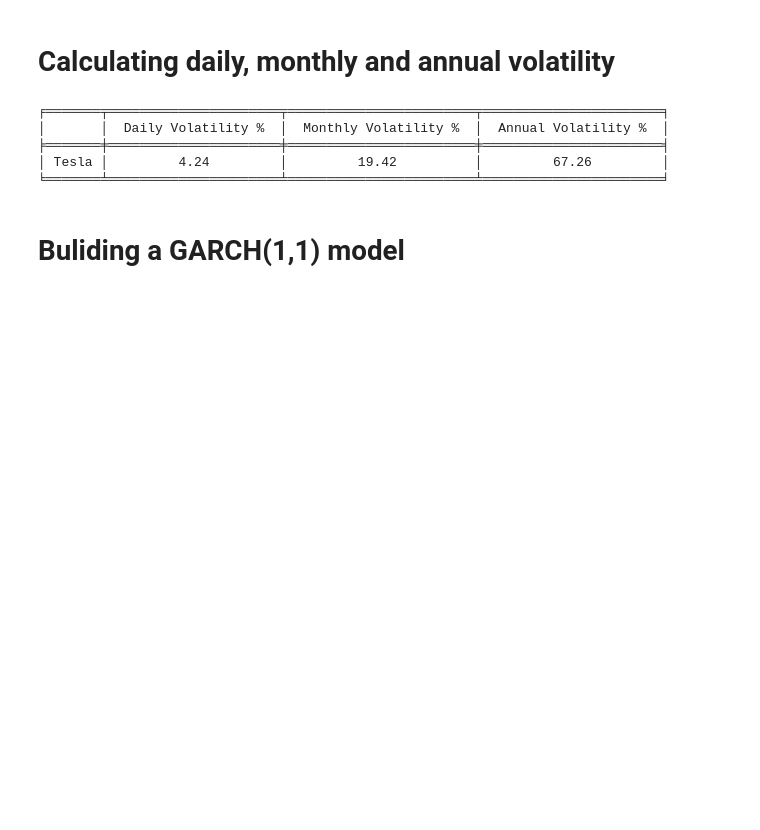
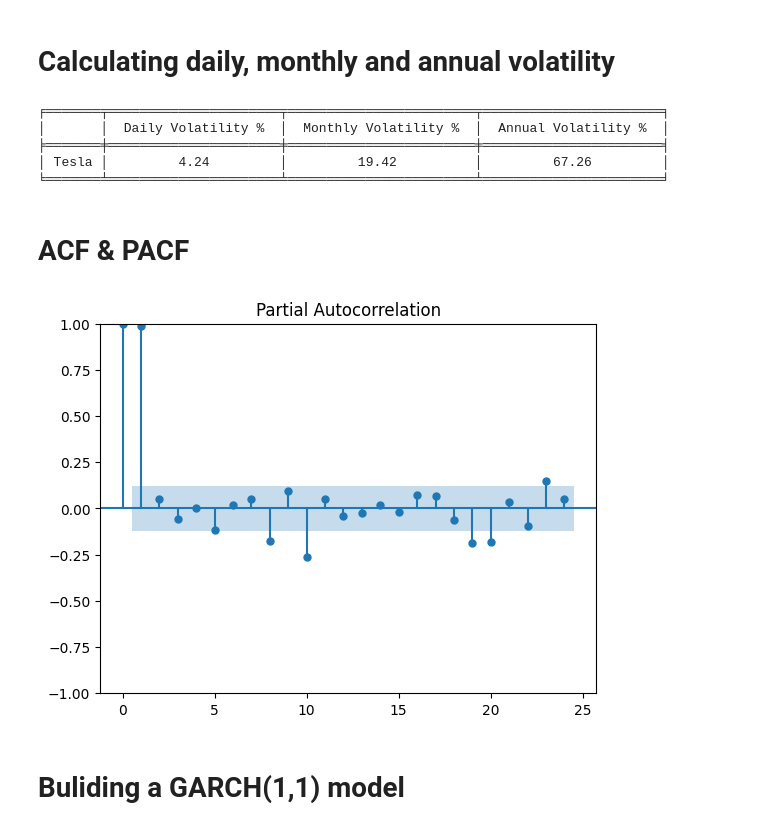
Before and after one commit to Maartenmoes9/Thesis_30_ECTS, a Jupyter notebook: GARCH_Oliver.ipynb, the cells around one changed output. Saved outputs shown, nothing was run; the diff lists cells and outputs as text; code cells hidden in the pictures; blank space fills up the shorter version.

```diff
--- a/GARCH_Oliver.ipynb
+++ b/GARCH_Oliver.ipynb
@@ -59,6 +60,13 @@ print(tabulate([['Tesla',daily_volatility,monthly_volatility,annual_volatility]]
 ╞═══════╪══════════════════════╪════════════════════════╪═══════════════════════╡
 │ Tesla │         4.24         │         19.42          │         67.26         │
 ╘═══════╧══════════════════════╧════════════════════════╧═══════════════════════╛
+# %% [markdown]
+# ACF & PACF
+# %%
+plot_pacf(data['Adj Close']**2)
+plt.show()
+# %% [output]
+[figure, added]
 # %% [markdown]
 # Buliding a GARCH(1,1) model
 # %%
```
Also changed, not shown: parts of 12 cells of this notebook, 7 other files.
